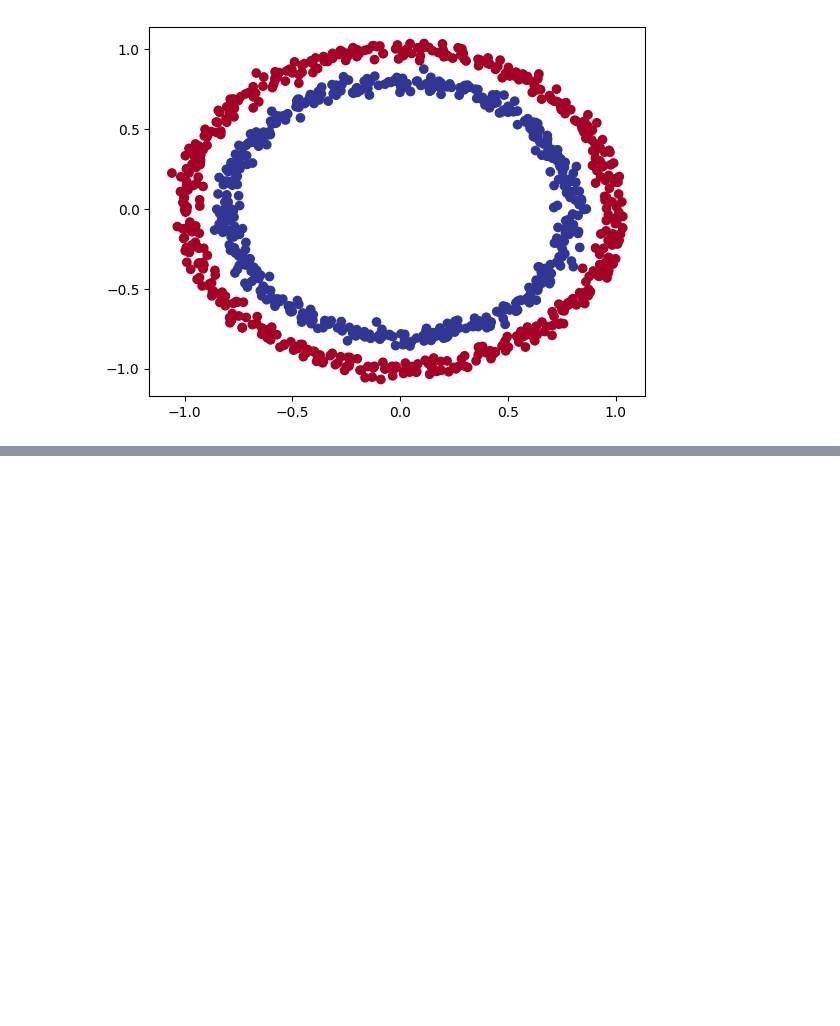
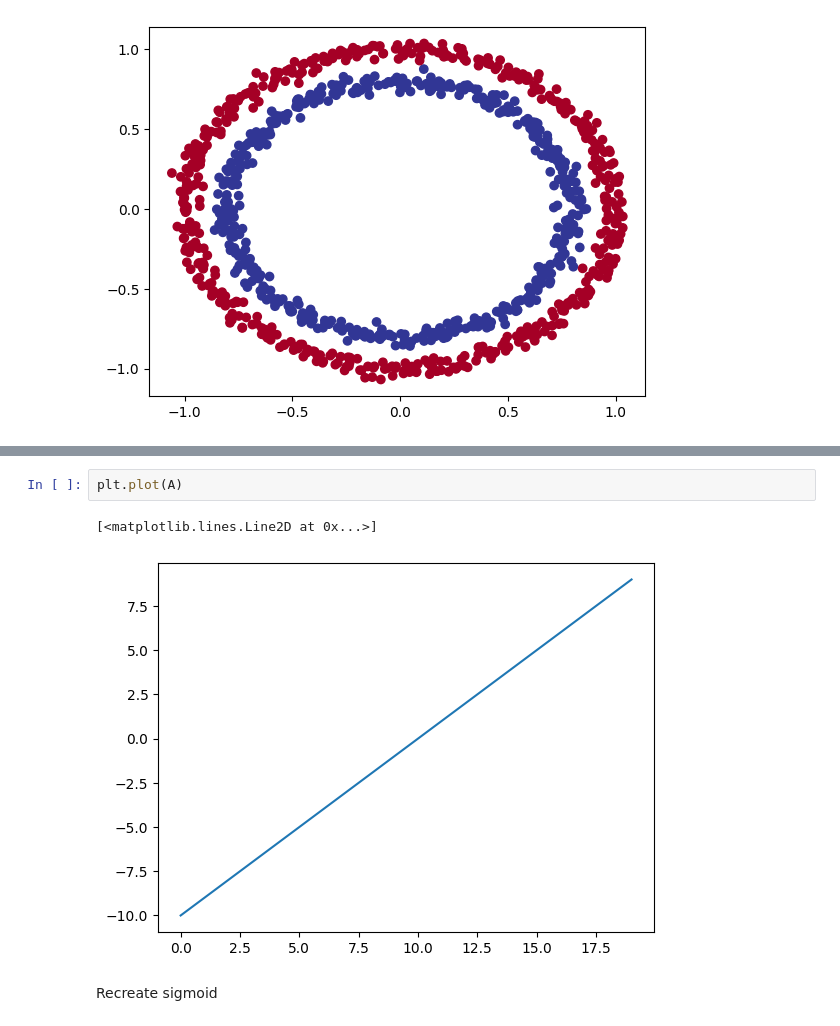
Before and after one commit to hubixr/Tensorflow, a Jupyter notebook: nn_classification/02_nn_classification.ipynb, the cells around one changed output, grey strips where cells are left out. Saved outputs shown, nothing was run; the diff lists cells and outputs as text; blank space fills up the shorter version.

```diff
--- a/nn_classification/02_nn_classification.ipynb
+++ b/nn_classification/02_nn_classification.ipynb
@@ -431,0 +411,7 @@ plot_decision_boundary(model_4, X, y)
+# %%
+plt.plot(A)
+# %% [output]
+[<matplotlib.lines.Line2D at 0x...>]
+[figure, added]
+# %% [markdown]
+Recreate sigmoid
```
Also changed, not shown: parts of 34 cells of this notebook, 5 other files.
